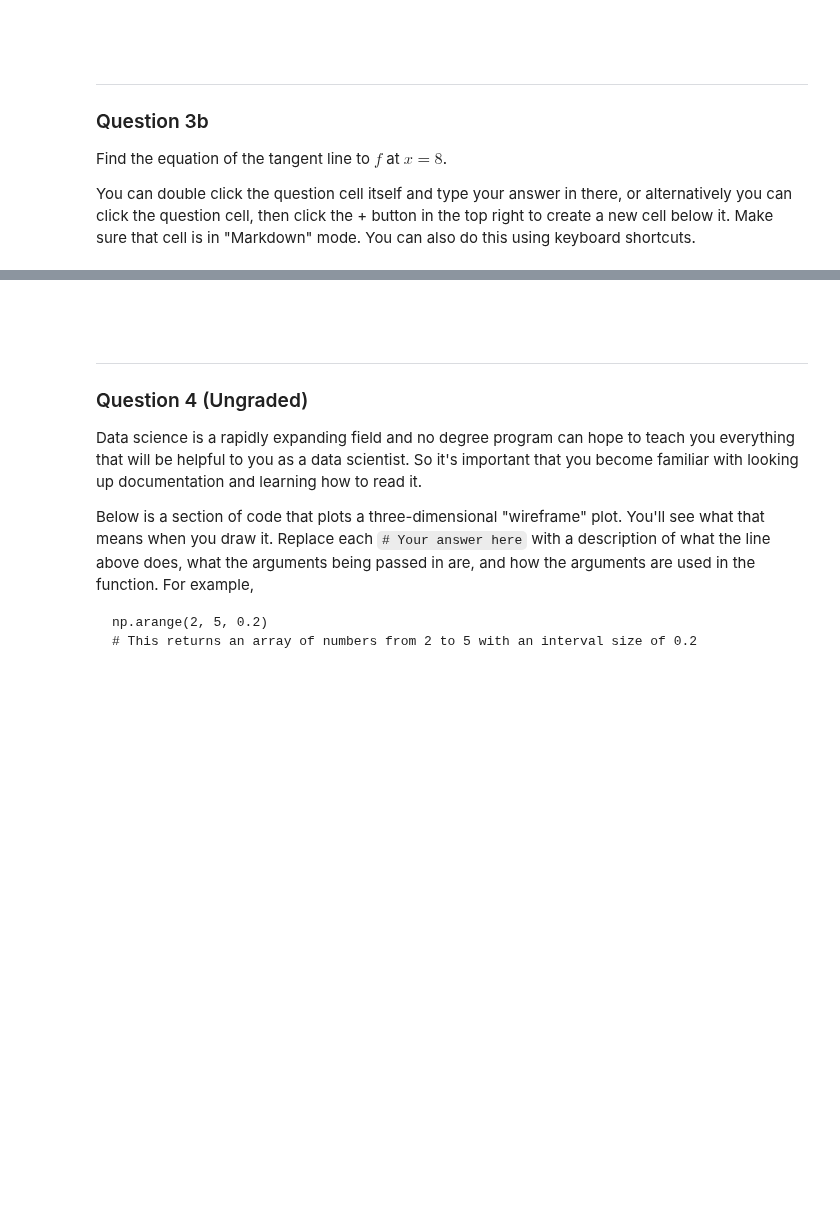
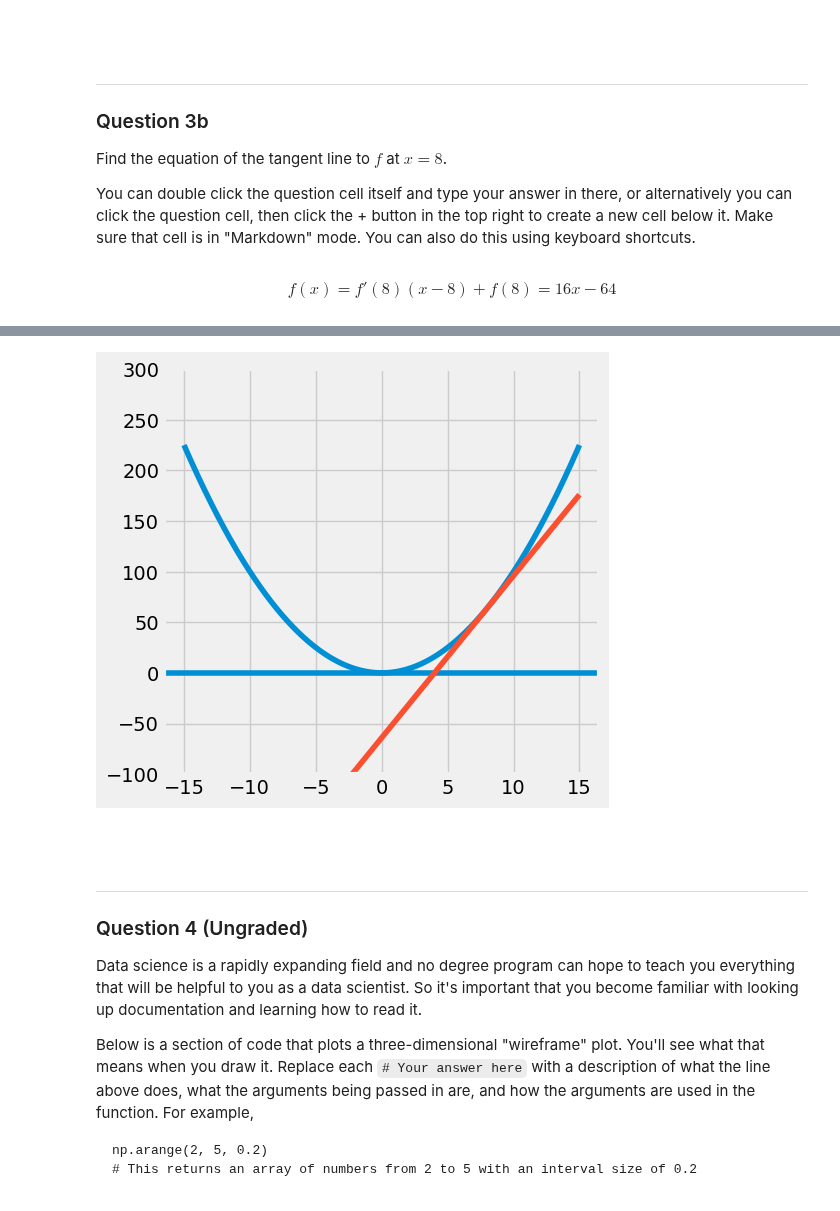
Before and after one commit to NohJanghan/DS100, a Jupyter notebook: lab/lab01/lab01.ipynb, the cells around one changed output, grey strips where cells are left out. Cells and saved outputs as stored; diff of their text form; code cells hidden in the pictures; blank space fills up the shorter version.

```diff
--- a/lab/lab01/lab01.ipynb
+++ b/lab/lab01/lab01.ipynb
@@ -328,6 +404,8 @@ You can double click the question cell itself and type your answer in there, or
 Find the equation of the tangent line to $f$ at $x = 8$.
 
 You can double click the question cell itself and type your answer in there, or alternatively you can click the question cell, then click the + button in the top right to create a new cell below it. Make sure that cell is in "Markdown" mode. You can also do this using keyboard shortcuts.
+# %% [markdown]
+$$f(x) = f'(8) (x - 8) + f(8) = 16 x - 64$$
 # %% [markdown]
 <br/><br/>
 
@@ -353,17 +431,24 @@ You should use the `plt.plot` function to plot lines. You may find the following
 - [`plt.axhline(..)`](https://matplotlib.org/stable/api/_as_gen/matplotlib.pyplot.axhline.html)
 # %%
 def f(x):
-    ...
+    return x ** 2
 
 def f_deriv(x):
-    ...
+    return 2 * x
 
 def plot(f, f_deriv):
     # Hint: Use np.linspace()
-    x = ...
-    ...
+    x = np.linspace(-15,15,1000)
+    plt.figure(figsize=(5,5))
+    plt.ylim((-100,300))
+    plt.axhline(0)
+    plt.plot(x, f(x))
+    plt.plot(x, f_deriv(8) * x - 64)
+
 
 plot(f, f_deriv)
+# %% [output]
+[figure, added]
 # %% [markdown]
 <br/><br/>
 
```
Also changed, not shown: parts of 34 cells of this notebook, 1 other file.
